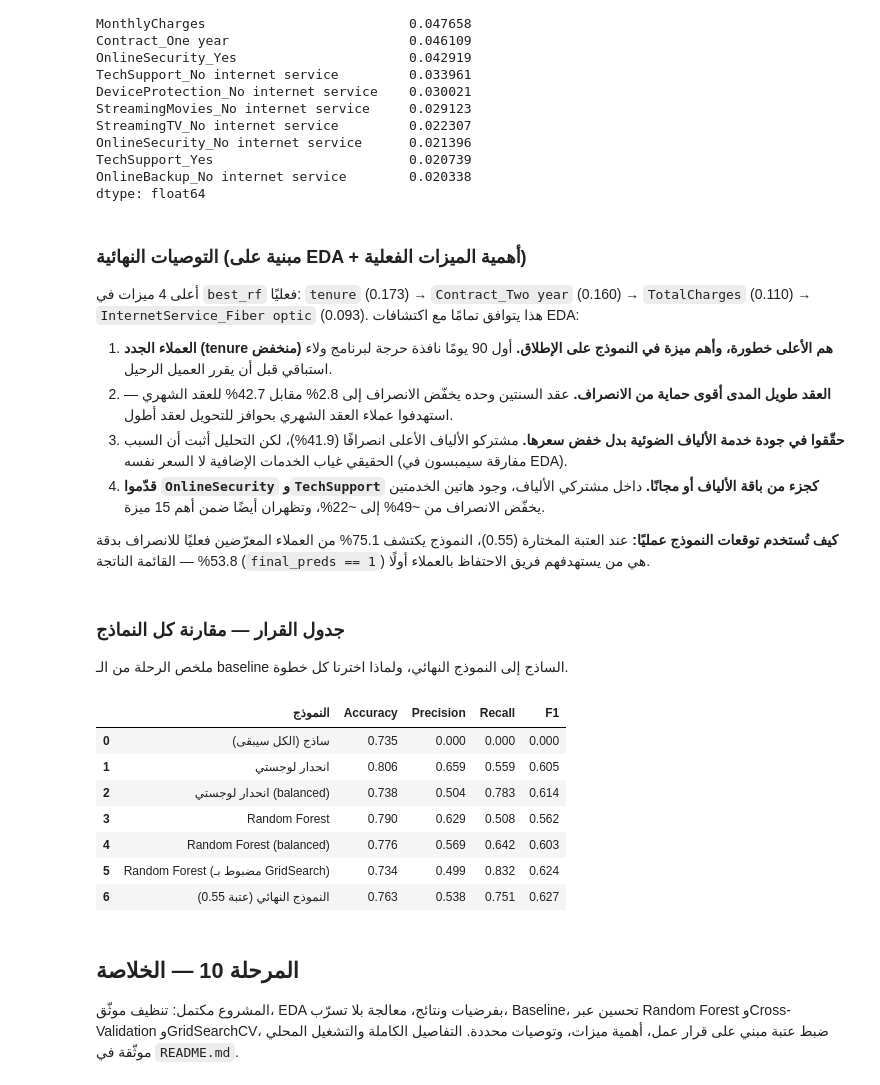
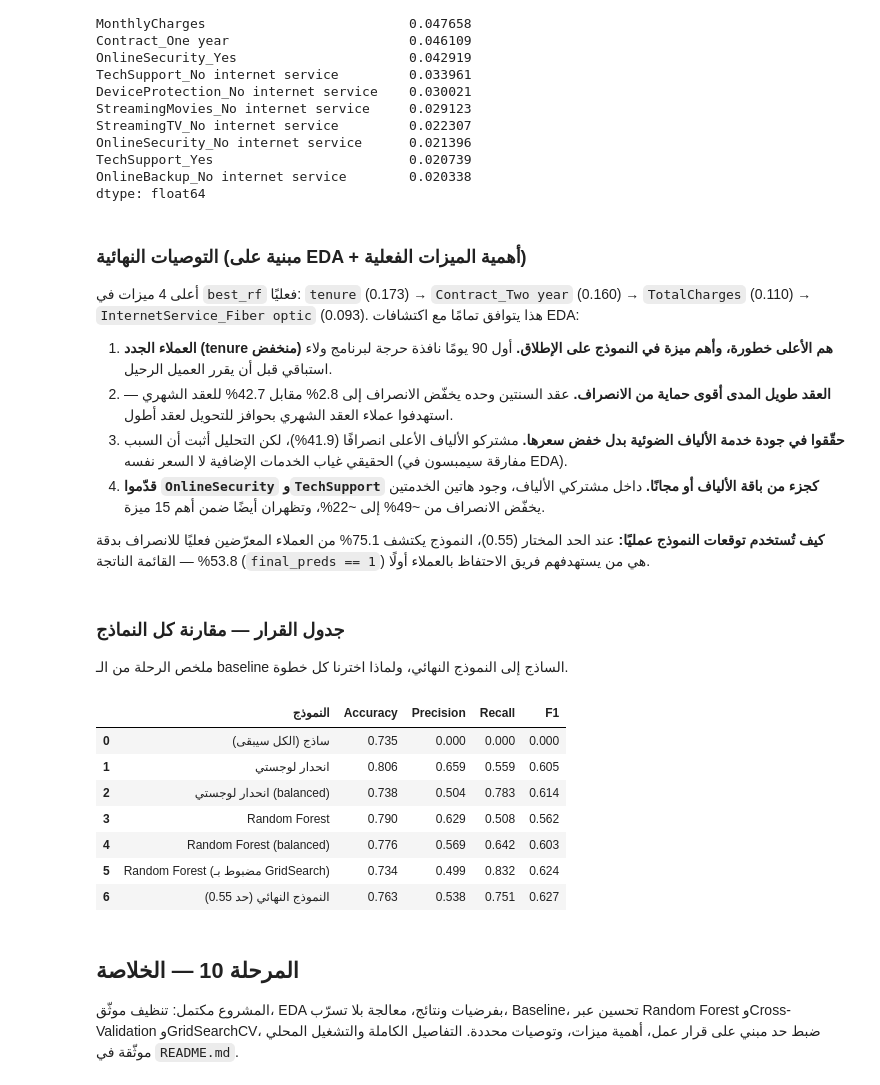
Before and after one commit to ahmedDTA/telco-churn-prediction, a Jupyter notebook: test.ipynb, the cells around one changed output. Cells and saved outputs as stored; diff of their text form; code cells hidden in the pictures.

```diff
--- a/test.ipynb
+++ b/test.ipynb
@@ -737,7 +737,7 @@ dtype: float64
 3. **حقّقوا في جودة خدمة الألياف الضوئية بدل خفض سعرها.** مشتركو الألياف الأعلى انصرافًا (41.9%)، لكن التحليل أثبت أن السبب الحقيقي غياب الخدمات الإضافية لا السعر نفسه (مفارقة سيمبسون في EDA).
 4. **قدّموا `OnlineSecurity` و`TechSupport` كجزء من باقة الألياف أو مجانًا.** داخل مشتركي الألياف، وجود هاتين الخدمتين يخفّض الانصراف من ~49% إلى ~22%، وتظهران أيضًا ضمن أهم 15 ميزة.
 
-**كيف تُستخدم توقعات النموذج عمليًا:** عند العتبة المختارة (0.55)، النموذج يكتشف 75.1% من العملاء المعرّضين فعليًا للانصراف بدقة 53.8% — القائمة الناتجة (`final_preds == 1`) هي من يستهدفهم فريق الاحتفاظ بالعملاء أولًا.
+**كيف تُستخدم توقعات النموذج عمليًا:** عند الحد المختار (0.55)، النموذج يكتشف 75.1% من العملاء المعرّضين فعليًا للانصراف بدقة 53.8% — القائمة الناتجة (`final_preds == 1`) هي من يستهدفهم فريق الاحتفاظ بالعملاء أولًا.
 # %% [markdown]
 ### جدول القرار — مقارنة كل النماذج
 
@@ -748,36 +748,36 @@ from sklearn.metrics import accuracy_score
 naive_preds = np.zeros_like(y_test)
 
 comparison_rows = [
     ("ساذج (الكل سيبقى)", naive_preds),
     ("انحدار لوجستي", y_pred),
     ("انحدار لوجستي (balanced)", y_pred_bal),
     ("Random Forest", y_pred_rf),
     ("Random Forest (balanced)", y_pred_rf_bal),
     ("Random Forest (مضبوط بـ GridSearch)", y_pred_best),
-    (f"النموذج النهائي (عتبة {chosen['threshold']})", final_preds),
+    (f"النموذج النهائي (حد {chosen['threshold']})", final_preds),
 ]
 
 comparison_df = pd.DataFrame([
     {
         "النموذج": name,
         "Accuracy": round(accuracy_score(y_test, preds), 3),
         "Precision": round(precision_score(y_test, preds, zero_division=0), 3),
         "Recall": round(recall_score(y_test, preds), 3),
         "F1": round(f1_score(y_test, preds, zero_division=0), 3),
     }
     for name, preds in comparison_rows
 ])
 comparison_df
 # %% [output]
 |  | النموذج | Accuracy | Precision | Recall | F1 |
 | 0 | ساذج (الكل سيبقى) | 0.735 | 0.000 | 0.000 | 0.000 |
 | 1 | انحدار لوجستي | 0.806 | 0.659 | 0.559 | 0.605 |
 | 2 | انحدار لوجستي (balanced) | 0.738 | 0.504 | 0.783 | 0.614 |
 | 3 | Random Forest | 0.790 | 0.629 | 0.508 | 0.562 |
 | 4 | Random Forest (balanced) | 0.776 | 0.569 | 0.642 | 0.603 |
 | 5 | Random Forest (مضبوط بـ GridSearch) | 0.734 | 0.499 | 0.832 | 0.624 |
-| 6 | النموذج النهائي (عتبة 0.55) | 0.763 | 0.538 | 0.751 | 0.627 |
+| 6 | النموذج النهائي (حد 0.55) | 0.763 | 0.538 | 0.751 | 0.627 |
 # %% [markdown]
 ## المرحلة 10 — الخلاصة
 
-المشروع مكتمل: تنظيف موثّق، EDA بفرضيات ونتائج، معالجة بلا تسرّب، Baseline، تحسين عبر Random Forest وCross-Validation وGridSearchCV، ضبط عتبة مبني على قرار عمل، أهمية ميزات، وتوصيات محددة. التفاصيل الكاملة والتشغيل المحلي موثّقة في `README.md`.
+المشروع مكتمل: تنظيف موثّق، EDA بفرضيات ونتائج، معالجة بلا تسرّب، Baseline، تحسين عبر Random Forest وCross-Validation وGridSearchCV، ضبط حد مبني على قرار عمل، أهمية ميزات، وتوصيات محددة. التفاصيل الكاملة والتشغيل المحلي موثّقة في `README.md`.
```
Also changed, not shown: parts of 4 cells of this notebook, 1 other file.
